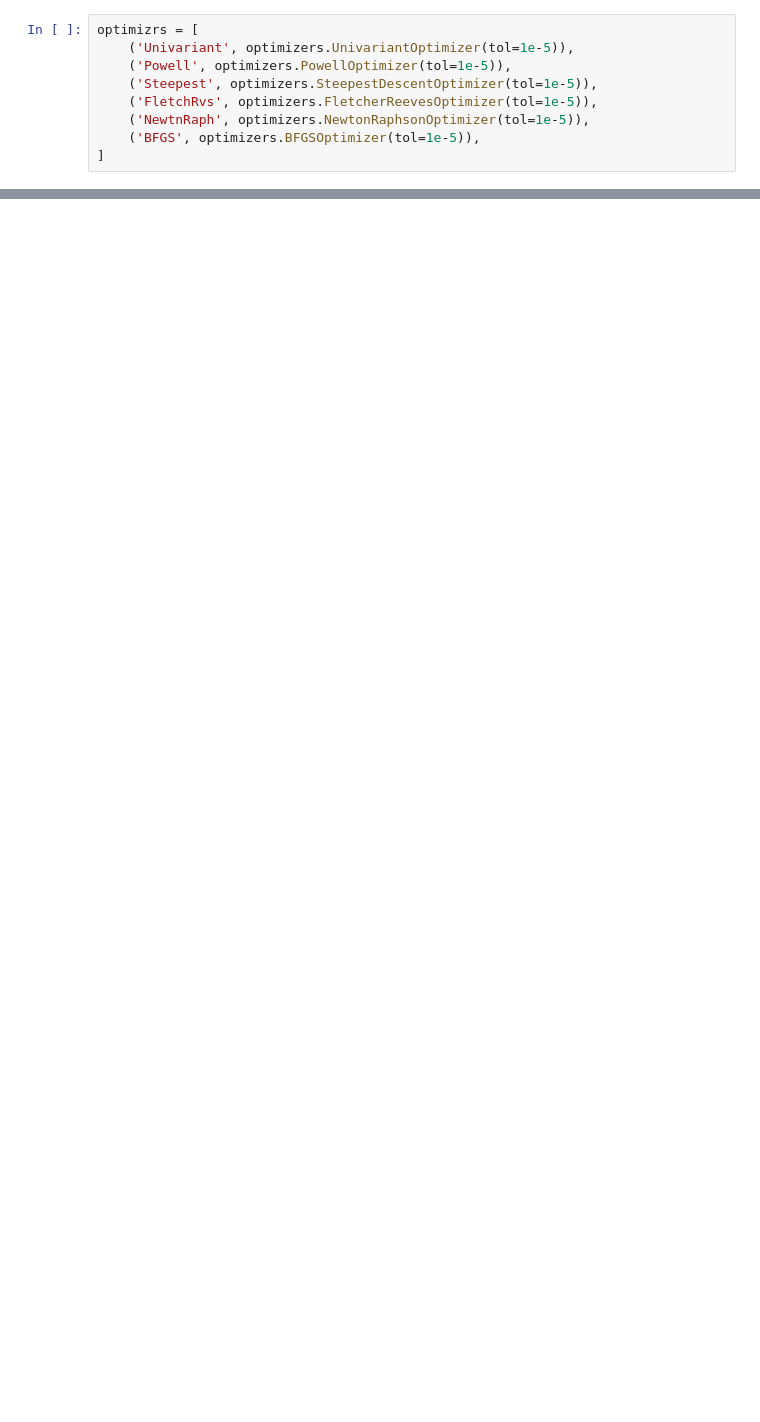
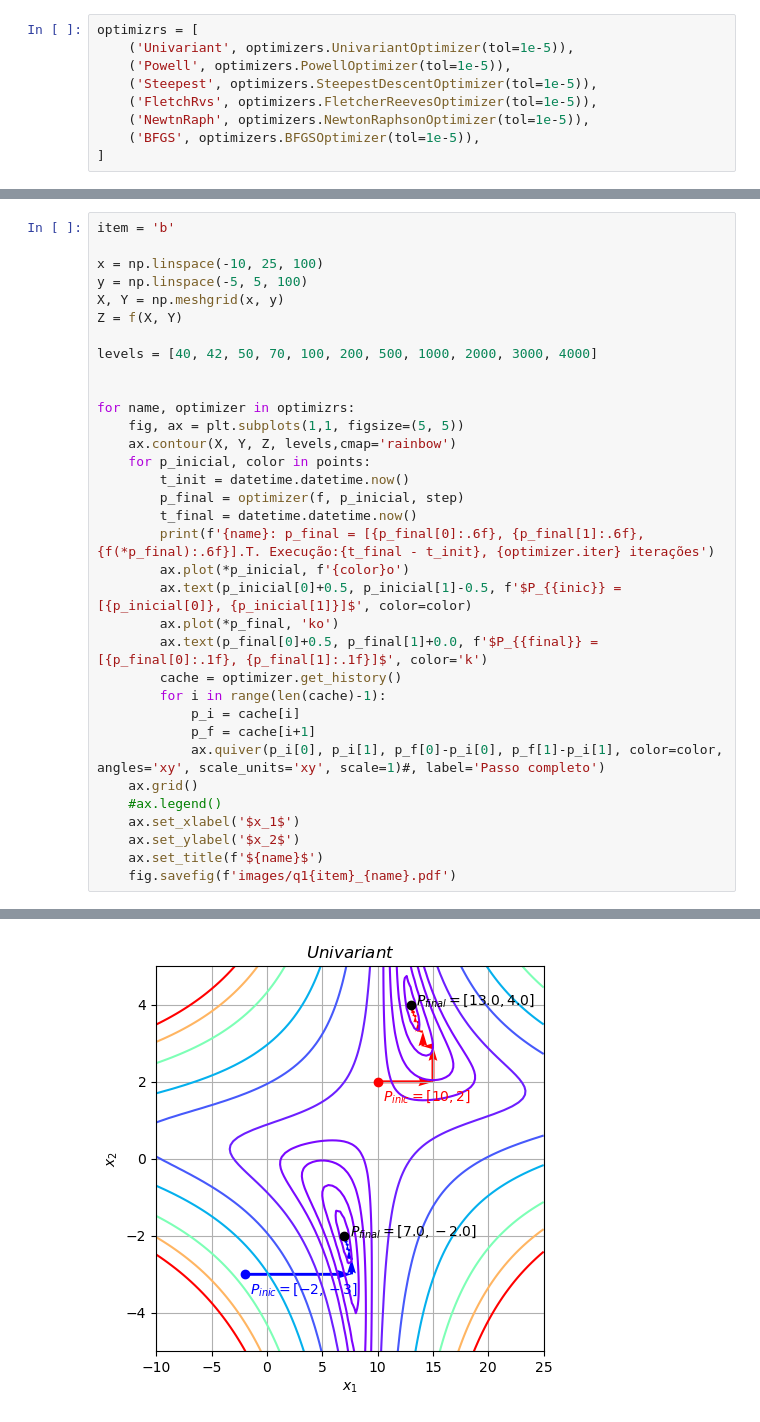
Before and after one commit to prj-phcp/MEC2403_Activities, a Jupyter notebook: Trabalho1/Trabalho1.ipynb, the cells around one changed output, grey strips where cells are left out. Saved outputs shown, nothing was run; the diff lists cells and outputs as text; blank space fills up the shorter version.

```diff
--- a/Trabalho1/Trabalho1.ipynb
+++ b/Trabalho1/Trabalho1.ipynb
@@ -100,0 +133,35 @@ optimizrs[1][1].cache_a
+# %%
+item = 'b'
+
+x = np.linspace(-10, 25, 100)
+y = np.linspace(-5, 5, 100)
+X, Y = np.meshgrid(x, y)
+Z = f(X, Y)
+
+levels = [40, 42, 50, 70, 100, 200, 500, 1000, 2000, 3000, 4000]
+
+
+for name, optimizer in optimizrs:
+    fig, ax = plt.subplots(1,1, figsize=(5, 5))
+    ax.contour(X, Y, Z, levels,cmap='rainbow')
+    for p_inicial, color in points:
+        t_init = datetime.datetime.now()
+        p_final = optimizer(f, p_inicial, step)
+        t_final = datetime.datetime.now()
+        print(f'{name}: p_final = [{p_final[0]:.6f}, {p_final[1]:.6f}, {f(*p_final):.6f}].T. Execução:{t_final - t_init}, {optimizer.iter} iterações')
+        ax.plot(*p_inicial, f'{color}o')
+        ax.text(p_inicial[0]+0.5, p_inicial[1]-0.5, f'$P_{{inic}} = [{p_inicial[0]}, {p_inicial[1]}]$', color=color)
+        ax.plot(*p_final, 'ko')
+        ax.text(p_final[0]+0.5, p_final[1]+0.0, f'$P_{{final}} = [{p_final[0]:.1f}, {p_final[1]:.1f}]$', color='k')
+        cache = optimizer.get_history()
+        for i in range(len(cache)-1):
+            p_i = cache[i]
+            p_f = cache[i+1]
+            ax.quiver(p_i[0], p_i[1], p_f[0]-p_i[0], p_f[1]-p_i[1], color=color, angles='xy', scale_units='xy', scale=1)#, label='Passo completo')
+    ax.grid()
+    #ax.legend()
+    ax.set_xlabel('$x_1$')
+    ax.set_ylabel('$x_2$')
+    ax.set_title(f'${name}$')
+    fig.savefig(f'images/q1{item}_{name}.pdf')
+# %% [output]
@@ -100,0 +180 @@ optimizrs[1][1].cache_a
+[figure, added]
```
Also changed, not shown: parts of 6 cells of this notebook, 20 other files.
